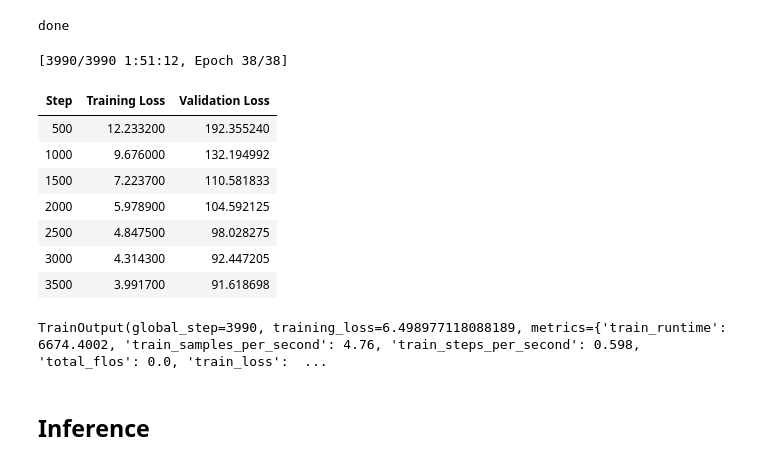
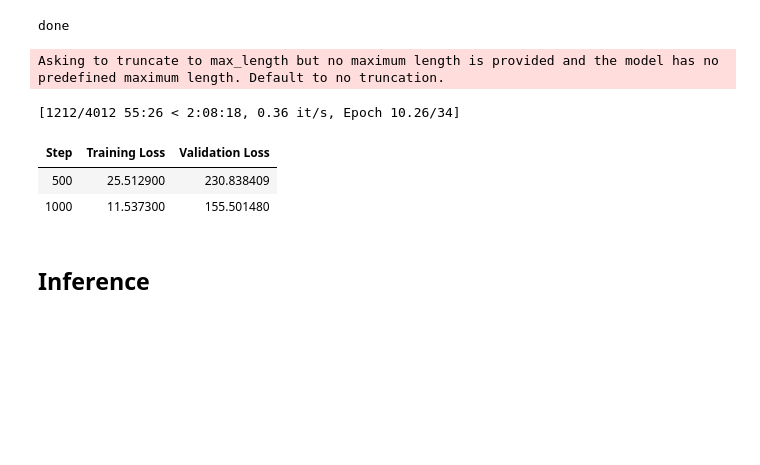
Before and after one commit to P0L3/CliReNER, a Jupyter notebook: FINETUNES/GLINER/finetune.ipynb, the cells around one changed output. Cells and saved outputs as stored; diff of their text form; code cells hidden in the pictures; blank space fills up the shorter version.

```diff
--- a/FINETUNES/GLINER/finetune.ipynb
+++ b/FINETUNES/GLINER/finetune.ipynb
@@ -142,47 +147,42 @@ num_batches = data_size // batch_size
 num_epochs = max(1, num_steps // num_batches)
 
 training_args = TrainingArguments(
-    output_dir="models/GLiNER_med_v2_1/CWED4ETA_PURE_2",
+    output_dir="models/GLiNER_med_v2_1/CLIRENER_V1",
     learning_rate=5e-6,
     weight_decay=0.01,
     others_lr=1e-5,
     others_weight_decay=0.01,
     lr_scheduler_type="linear", #cosine
     warmup_ratio=0.1,
     per_device_train_batch_size=batch_size,
     per_device_eval_batch_size=batch_size,
     focal_loss_alpha=0.75,
     focal_loss_gamma=2,
     num_train_epochs=num_epochs,
     eval_strategy="steps", # PC1, # evaluation_strategy="steps",
     save_steps = 100,
     save_total_limit=10,
     dataloader_num_workers = 0,
     use_cpu = False,
     report_to="none",
     )
 
 trainer = Trainer(
     model=model,
     args=training_args,
     train_dataset=train_dataset,
     eval_dataset=test_dataset,
     tokenizer=model.data_processor.transformer_tokenizer,
     data_collator=data_collator,
 )
 
 trainer.train()
 # %% [output]
-[3990/3990 1:51:12, Epoch 38/38]
+Asking to truncate to max_length but no maximum length is provided and the model has no predefined maximum length. Default to no truncation.
+[1212/4012 55:26 < 2:08:18, 0.36 it/s, Epoch 10.26/34]
 | Step | Training Loss | Validation Loss |
-| 500 | 12.233200 | 192.355240 |
-| 1000 | 9.676000 | 132.194992 |
-| 1500 | 7.223700 | 110.581833 |
-| 2000 | 5.978900 | 104.592125 |
-| 2500 | 4.847500 | 98.028275 |
-| 3000 | 4.314300 | 92.447205 |
-| 3500 | 3.991700 | 91.618698 |
+| 500 | 25.512900 | 230.838409 |
+| 1000 | 11.537300 | 155.501480 |
-TrainOutput(global_step=3990, training_loss=6.498977118088189, metrics={'train_runtime': 6674.4002, 'train_samples_per_second': 4.76, 'train_steps_per_second': 0.598, 'total_flos': 0.0, 'train_loss':  ...
 # %% [markdown]
 ## Inference
 # %%
```
Also changed, not shown: parts of 5 cells of this notebook, 2 other files.
